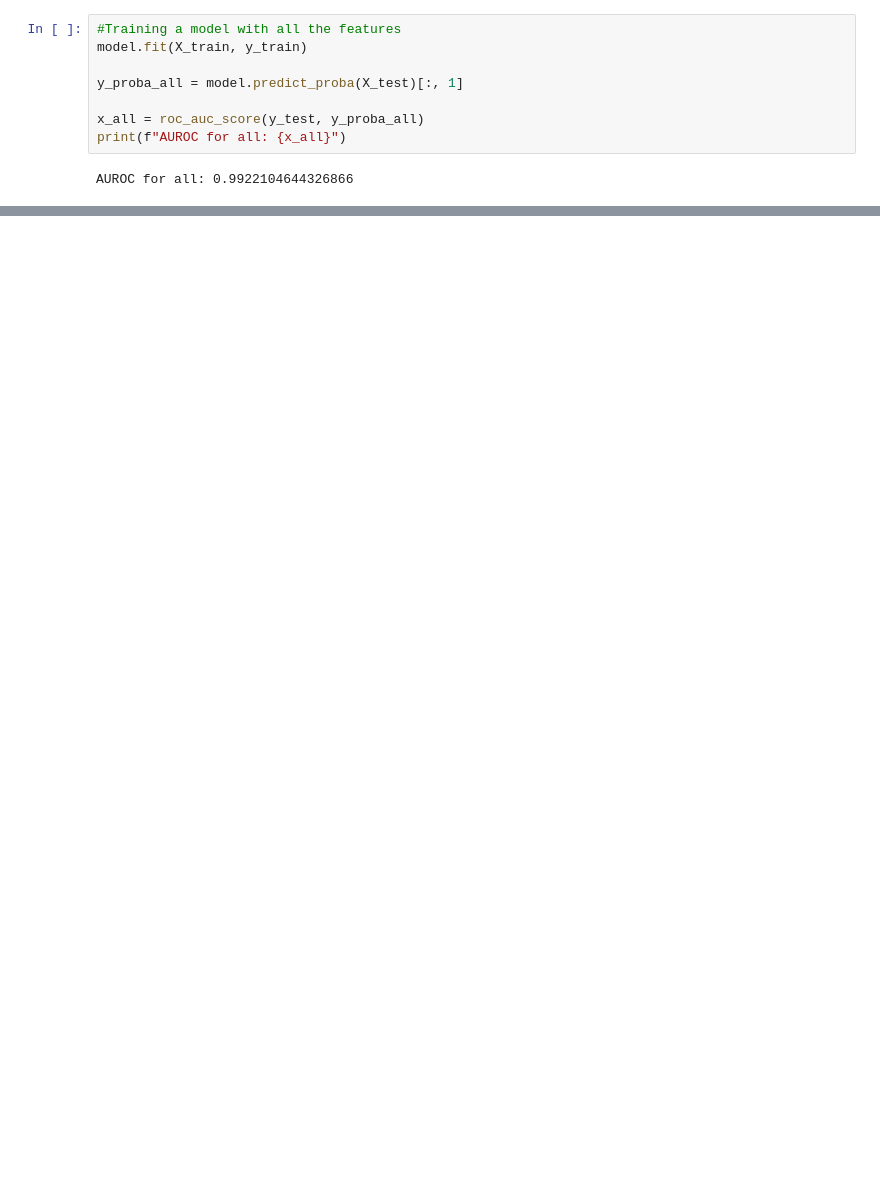
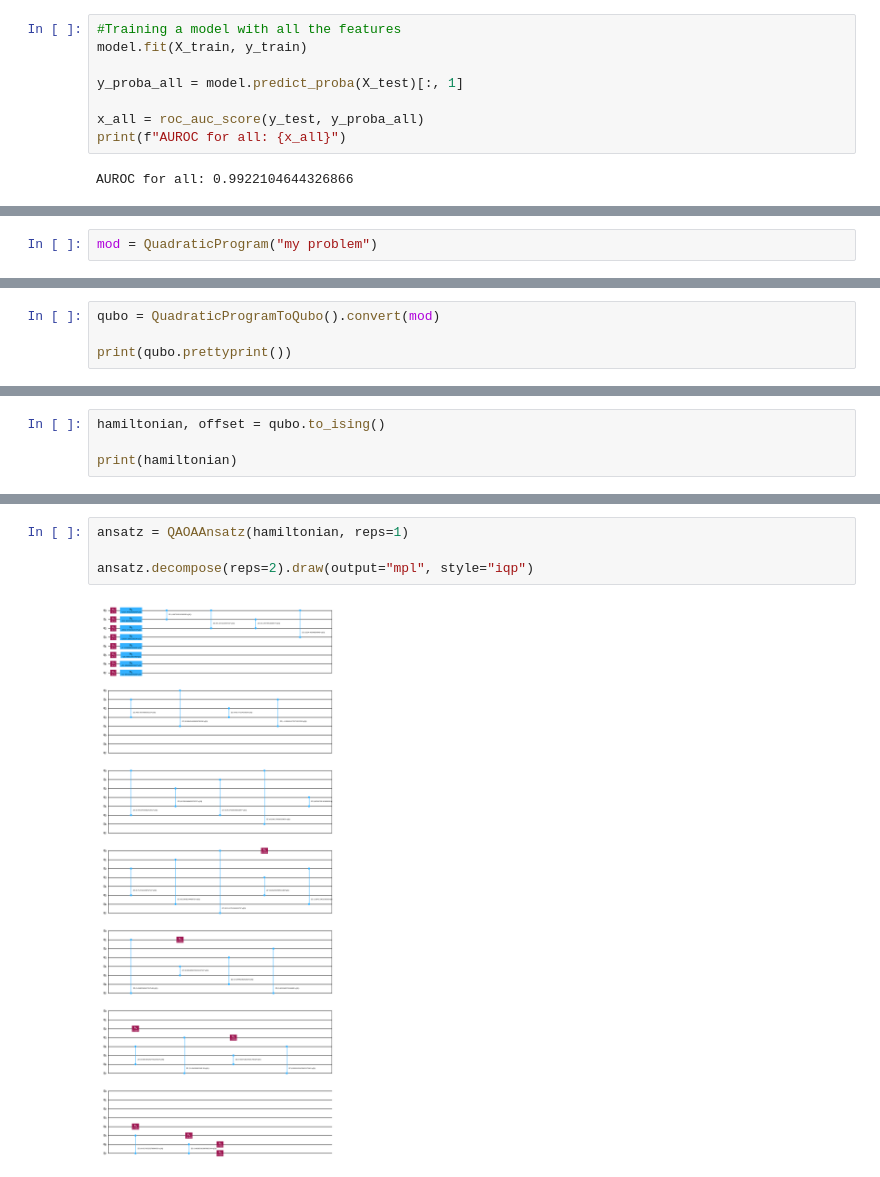
Before and after one commit to annafcosta/Quantum-Computer-Feature-Selection, a Jupyter notebook: src/breast_cancer.ipynb, the cells around one changed output, grey strips where cells are left out. Cells and saved outputs as stored; diff of their text form; blank space fills up the shorter version.

Commit message:
Starting figure 7

```diff
--- a/src/breast_cancer.ipynb
+++ b/src/breast_cancer.ipynb
@@ -457,0 +511,2 @@ plt.show()
+# %%
+mod = QuadraticProgram("my problem")
@@ -457,0 +574,4 @@ plt.show()
+# %%
+qubo = QuadraticProgramToQubo().convert(mod)
+
+print(qubo.prettyprint())
@@ -457,0 +596,4 @@ plt.show()
+# %%
+hamiltonian, offset = qubo.to_ising()
+
+print(hamiltonian)
@@ -457,0 +614,6 @@ plt.show()
+# %%
+ansatz = QAOAAnsatz(hamiltonian, reps=1)
+
+ansatz.decompose(reps=2).draw(output="mpl", style="iqp")
+# %% [output]
+[figure, added]
```
Also changed, not shown: parts of 16 cells of this notebook, 1 other file.
